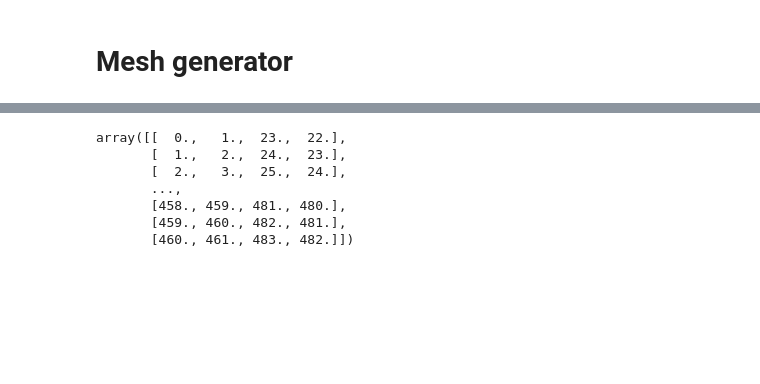
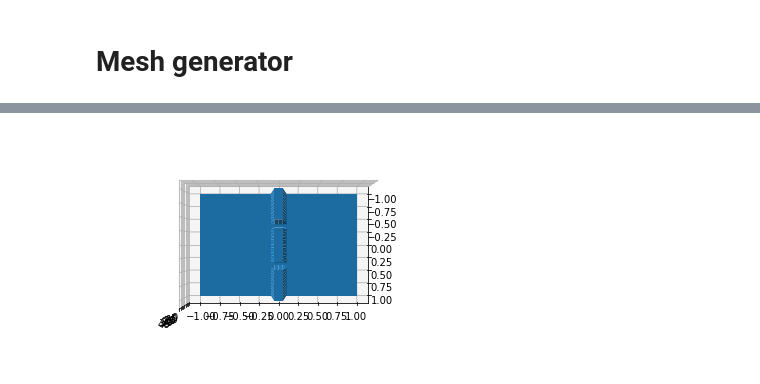
Before and after one commit to chiqunz/point_defect, a Jupyter notebook: Mesh Generator.ipynb, the cells around one changed output, grey strips where cells are left out. Saved outputs shown, nothing was run; the diff lists cells and outputs as text; code cells hidden in the pictures; blank space fills up the shorter version.

```diff
--- a/Mesh Generator.ipynb
+++ b/Mesh Generator.ipynb
@@ -38,13 +37,31 @@ coords.nbytes/1e6
 # %%
 np.save('incidence', incidence)
 np.save('coordinates',coords)
-# %%
-incidence
-# %% [output]
-array([[  0.,   1.,  23.,  22.],
-       [  1.,   2.,  24.,  23.],
-       [  2.,   3.,  25.,  24.],
-       ...,
-       [458., 459., 481., 480.],
-       [459., 460., 482., 481.],
-       [460., 461., 483., 482.]])
+# %%
+bindex = []
+x_range = list(range(12))
+x_range.extend(list(range(14,27)))
+x_range.extend(list(range(29,41)))
+for j in [19, 20, 21]:
+    bindex.extend([j * num_node + i for i in x_range])
+# %%
+B = np.zeros((coords.shape[0], 2, 2))
+for i in bindex:
+    B[i, 0, 1] = 2 / (2*ylim/num_ele)
+# %%
+X, Y = np.meshgrid(xseed, yseed)
+# %%
+Z = np.zeros(X.shape)
+for i in range(num_node):
+    for j in range(num_node):
+        index = num_node*i + j
+        Z[i,j] = B[index, 0, 1]
+# %%
+from mpl_toolkits.mplot3d import Axes3D
+fig = plt.figure()
+ax = fig.gca(projection='3d')
+surf = ax.plot_surface(X, Y, Z)
+# plt.pcolor(X, Y, Z)
+ax.view_init(90, 0)
+# %% [output]
+[figure, added]
```
Also changed, not shown: parts of 12 cells of this notebook, 13 other files.
